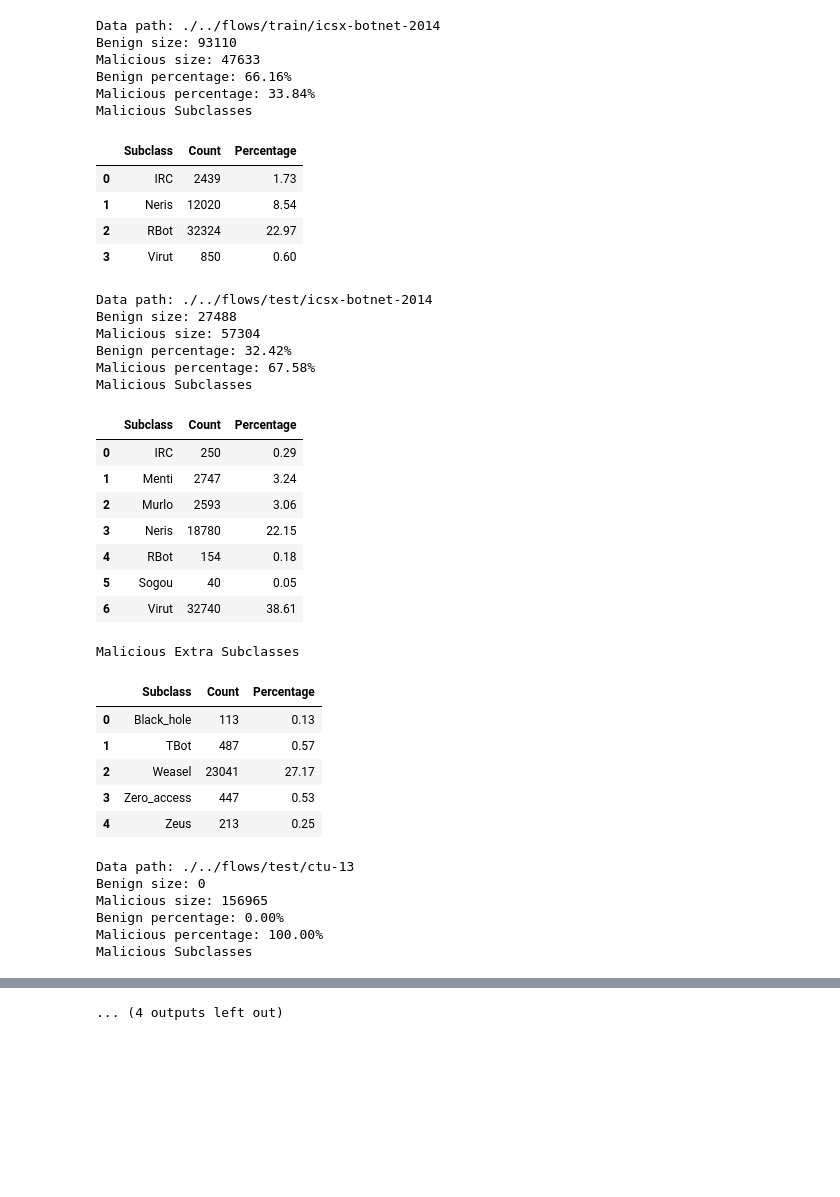
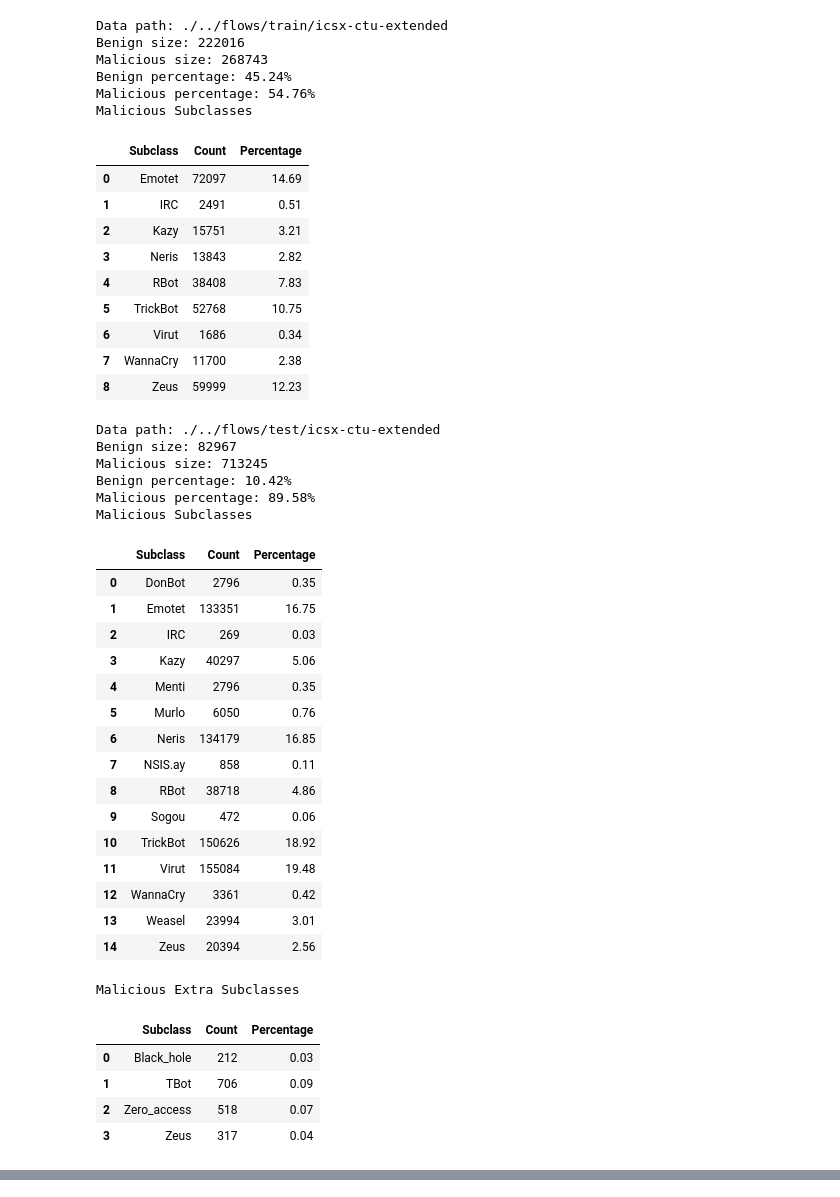
Before and after one commit to NocturnalShadow/net-watcher, a Jupyter notebook: playbooks/data_inspection.ipynb, the cells around one changed output, grey strips where cells are left out. Cells and saved outputs as stored; diff of their text form; code cells hidden in the pictures; blank space fills up the shorter version.

```diff
--- a/playbooks/data_inspection.ipynb
+++ b/playbooks/data_inspection.ipynb
@@ -23,10 +23,10 @@ def prepare_single_class_data(flows_path, label):
 
 
 data_paths = [
-    f'./../flows/train/icsx-botnet-2014',
-    f'./../flows/test/icsx-botnet-2014',
-    f'./../flows/test/ctu-13',
-    f'./../flows/test/ctu-custom',
+    # f'./../flows/train/icsx-botnet-2014',
+    # f'./../flows/test/icsx-botnet-2014',
+    # f'./../flows/test/ctu-13',
+    # f'./../flows/test/ctu-custom',
     f'./../flows/train/icsx-ctu-extended',
     f'./../flows/test/icsx-ctu-extended',
 ]
@@ -60,64 +60,70 @@ for data_path in data_paths:
 
     # Convert to DataFrames and calculate percentage
     malicious_df = pd.DataFrame(
         [(subclass, count, (count / total_samples) * 100) for subclass, count in subclass_size.items()],
         columns=["Subclass", "Count", "Percentage"]
     )
 
     # Display tables with a title
     print("Malicious Subclasses")
     display(malicious_df.round(2))
 
     malicious_extra_path = f'{data_path}/malicious_extra'
     if os.path.exists(malicious_extra_path):
         extra_subclasses = [os.path.basename(x) for x in glob.glob(f'{malicious_extra_path}/*') if os.path.isdir(x)]
         for subclass in extra_subclasses:
             features, labels, meta = prepare_single_class_data(f'{malicious_extra_path}/{subclass}', label=1)
             extra_subclass_size[subclass] = len(features)
 
         malicious_extra_df = pd.DataFrame(
             [(subclass, count, (count / total_samples) * 100) for subclass, count in extra_subclass_size.items()],
             columns=["Subclass", "Count", "Percentage"]
         )
 
         print("\nMalicious Extra Subclasses")
         display(malicious_extra_df.round(2))
 # %% [output]
-Data path: ./../flows/train/icsx-botnet-2014
-Benign size: 93110
-Malicious size: 47633
-Benign percentage: 66.16%
-Malicious percentage: 33.84%
+Data path: ./../flows/train/icsx-ctu-extended
+Benign size: 222016
+Malicious size: 268743
+Benign percentage: 45.24%
+Malicious percentage: 54.76%
 Malicious Subclasses
 |  | Subclass | Count | Percentage |
-| 0 | IRC | 2439 | 1.73 |
-| 1 | Neris | 12020 | 8.54 |
-| 2 | RBot | 32324 | 22.97 |
-| 3 | Virut | 850 | 0.60 |
+| 0 | Emotet | 72097 | 14.69 |
+| 1 | IRC | 2491 | 0.51 |
+| 2 | Kazy | 15751 | 3.21 |
+| 3 | Neris | 13843 | 2.82 |
+| 4 | RBot | 38408 | 7.83 |
+| 5 | TrickBot | 52768 | 10.75 |
+| 6 | Virut | 1686 | 0.34 |
+| 7 | WannaCry | 11700 | 2.38 |
+| 8 | Zeus | 59999 | 12.23 |
-Data path: ./../flows/test/icsx-botnet-2014
-Benign size: 27488
-Malicious size: 57304
-Benign percentage: 32.42%
-Malicious percentage: 67.58%
+Data path: ./../flows/test/icsx-ctu-extended
+Benign size: 82967
+Malicious size: 713245
+Benign percentage: 10.42%
+Malicious percentage: 89.58%
 Malicious Subclasses
 |  | Subclass | Count | Percentage |
-| 0 | IRC | 250 | 0.29 |
-| 1 | Menti | 2747 | 3.24 |
-| 2 | Murlo | 2593 | 3.06 |
-| 3 | Neris | 18780 | 22.15 |
-| 4 | RBot | 154 | 0.18 |
-| 5 | Sogou | 40 | 0.05 |
-| 6 | Virut | 32740 | 38.61 |
+| 0 | DonBot | 2796 | 0.35 |
+| 1 | Emotet | 133351 | 16.75 |
+| 2 | IRC | 269 | 0.03 |
+| 3 | Kazy | 40297 | 5.06 |
+| 4 | Menti | 2796 | 0.35 |
+| 5 | Murlo | 6050 | 0.76 |
+| 6 | Neris | 134179 | 16.85 |
+| 7 | NSIS.ay | 858 | 0.11 |
+| 8 | RBot | 38718 | 4.86 |
+| 9 | Sogou | 472 | 0.06 |
+| 10 | TrickBot | 150626 | 18.92 |
+| 11 | Virut | 155084 | 19.48 |
+| 12 | WannaCry | 3361 | 0.42 |
+| 13 | Weasel | 23994 | 3.01 |
+| 14 | Zeus | 20394 | 2.56 |
 Malicious Extra Subclasses
 |  | Subclass | Count | Percentage |
-| 0 | Black_hole | 113 | 0.13 |
-| 1 | TBot | 487 | 0.57 |
-| 2 | Weasel | 23041 | 27.17 |
-| 3 | Zero_access | 447 | 0.53 |
-| 4 | Zeus | 213 | 0.25 |
+| 0 | Black_hole | 212 | 0.03 |
+| 1 | TBot | 706 | 0.09 |
+| 2 | Zero_access | 518 | 0.07 |
+| 3 | Zeus | 317 | 0.04 |
-Data path: ./../flows/test/ctu-13
-Benign size: 0
-Malicious size: 156965
-Benign percentage: 0.00%
-Malicious percentage: 100.00%
-Malicious Subclasses
@@ -160 +129,0 @@ Malicious Subclasses
-... (4 outputs left out)
```
Also changed, not shown: parts of 1 cell of this notebook, 32 other files.
